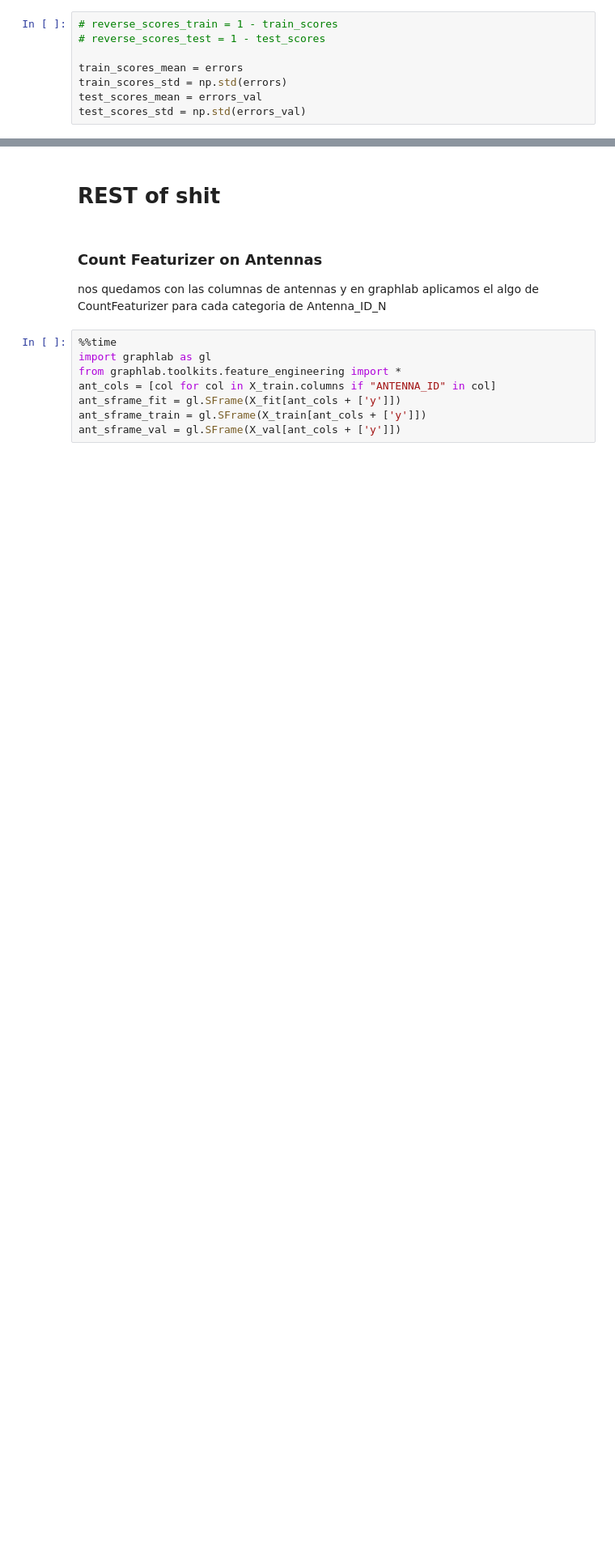
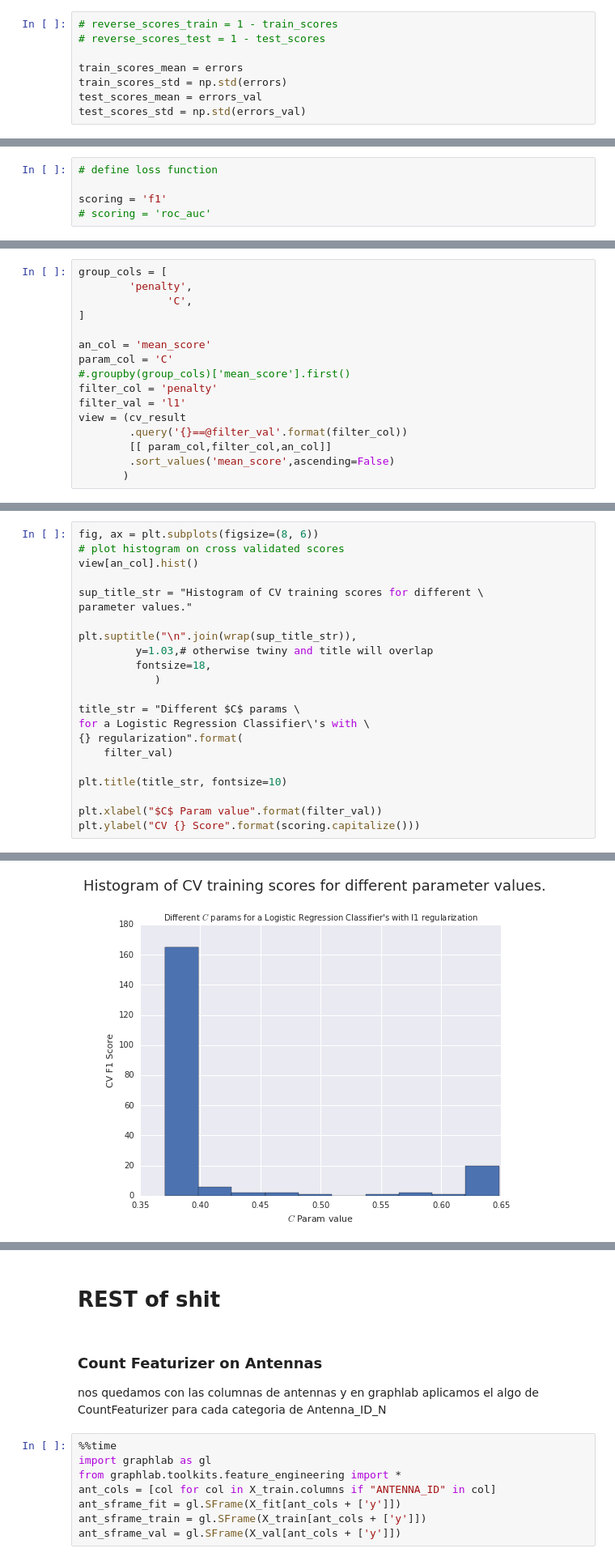
Before and after one commit to jdemonasterio/Tesis, a Jupyter notebook: mexico-scripts-ver2/mLTheory.ipynb, the cells around one changed output, grey strips where cells are left out. Shown at 81% size. Drawn from its saved outputs; the diff is of its cells as text; blank space fills up the shorter version.

```diff
--- a/mexico-scripts-ver2/mLTheory.ipynb
+++ b/mexico-scripts-ver2/mLTheory.ipynb
@@ -1749,3 +1854,8 @@ if lr_no_regularization:
+# %%
+# define loss function
+
+scoring = 'f1'
+# scoring = 'roc_auc'
 # %%
 %%time
 
@@ -1822,0 +1968,16 @@ best_params
+# %%
+group_cols = [
+        'penalty',
+              'C',
+]
+
+an_col = 'mean_score'
+param_col = 'C'
+#.groupby(group_cols)['mean_score'].first()
+filter_col = 'penalty'
+filter_val = 'l1'
+view = (cv_result
+        .query('{}==@filter_val'.format(filter_col))
+        [[ param_col,filter_col,an_col]]
+        .sort_values('mean_score',ascending=False)
+       )
@@ -1822,0 +1996,23 @@ best_params
+# %%
+fig, ax = plt.subplots(figsize=(8, 6))
+# plot histogram on cross validated scores
+view[an_col].hist()
+
+sup_title_str = "Histogram of CV training scores for different \
+parameter values."
+
+plt.suptitle("\n".join(wrap(sup_title_str)),
+         y=1.03,# otherwise twiny and title will overlap
+         fontsize=18,
+            )
+
+title_str = "Different $C$ params \
+for a Logistic Regression Classifier\'s with \
+{} regularization".format(
+    filter_val)
+
+plt.title(title_str, fontsize=10)
+
+plt.xlabel("$C$ Param value".format(filter_val))
+plt.ylabel("CV {} Score".format(scoring.capitalize()))
+# %% [output]
@@ -1822,0 +2020 @@ best_params
+[figure, added]
```
Also changed, not shown: parts of 53 cells of this notebook.
